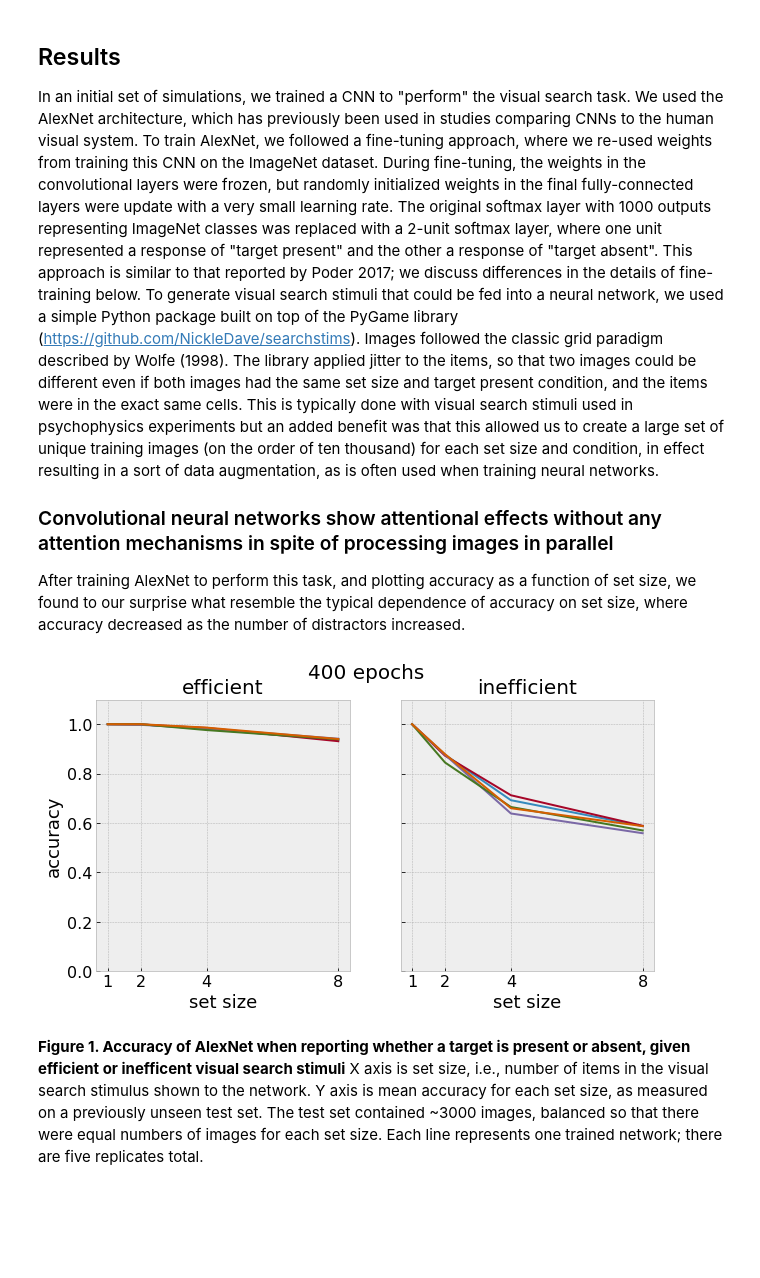
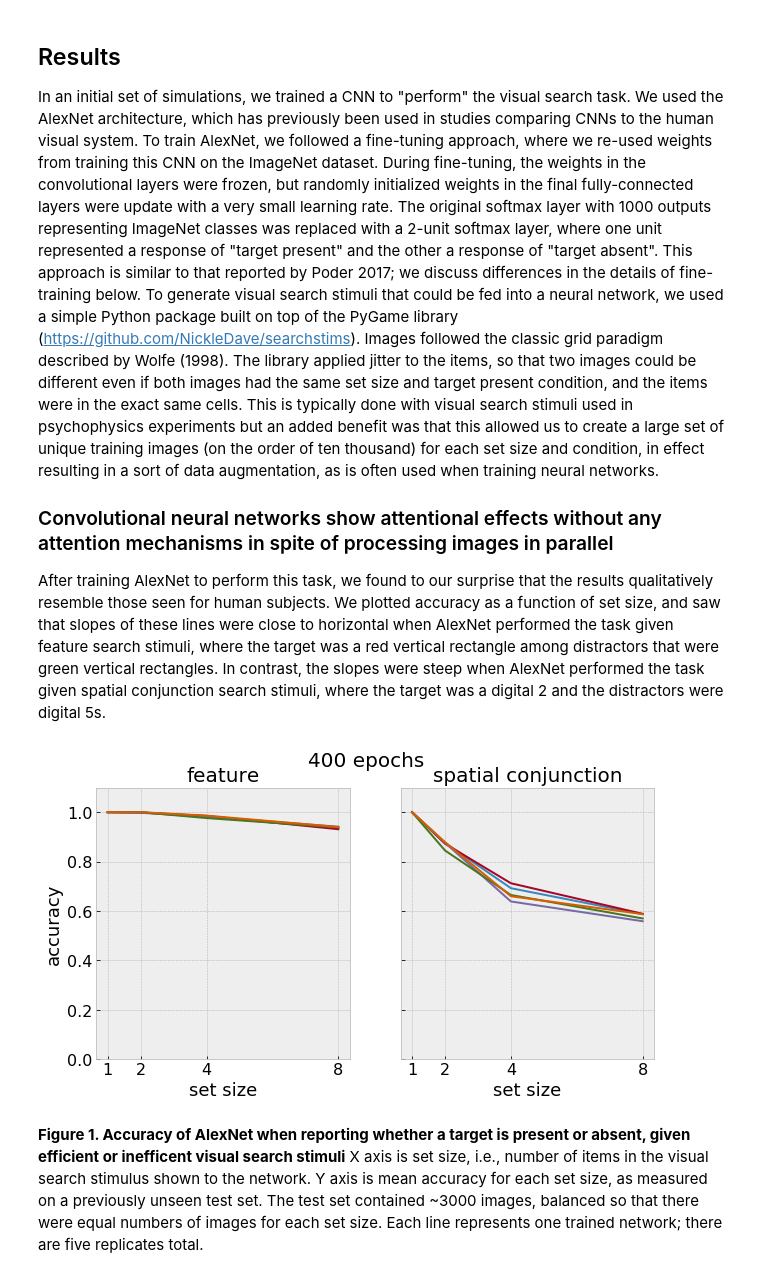
Before and after one commit to NickleDave/visual-search-nets, a Jupyter notebook: docs/notebooks/results.ipynb, the cells around one changed output. Drawn from its saved outputs; the diff is of its cells as text; code cells hidden in the pictures; blank space fills up the shorter version.

Commit message:
rewrite + fix up slopes by epochs fig in results.ipynb

```diff
--- a/docs/notebooks/results.ipynb
+++ b/docs/notebooks/results.ipynb
@@ -45,23 +45,23 @@ In an initial set of simulations, we trained a CNN to "perform" the visual searc
 
 ### Convolutional neural networks show attentional effects without any attention mechanisms in spite of processing images in parallel
-After training AlexNet to perform this task, and plotting accuracy as a function of set size, we found to our surprise what resemble the typical dependence of accuracy on set size, where accuracy decreased as the number of distractors increased.
+After training AlexNet to perform this task, we found to our surprise that the results qualitatively resemble those seen for human subjects. We plotted accuracy as a function of set size, and saw that slopes of these lines were close to horizontal when AlexNet performed the task given feature search stimuli, where the target was a red vertical rectangle among distractors that were green vertical rectangles. In contrast, the slopes were steep when AlexNet performed the task given spatial conjunction search stimuli, where the target was a digital 2 and the distractors were digital 5s.
 # %%
 %matplotlib inline
 import os
 
-from searchnets.plots.figures import eff_v_ineff, mn_slope_by_epoch
+from searchnets.plots.figures import ftr_v_spt_conj, mn_slope_by_epoch
 
 TEST_RESULTS_DIR = '../../data/experiment_1/results'
 eff_400_results = os.path.join(TEST_RESULTS_DIR,
                             'config_efficient_400_epochs_models/test_alexnet_output.gz')
 ineff_400_results = os.path.join(TEST_RESULTS_DIR,
                              'config_inefficient_400_epochs_models/test_alexnet_output.gz')
 
-eff_v_ineff(eff_400_results,
-            ineff_400_results,
-            epochs=400)
+ftr_v_spt_conj(eff_400_results,
+               ineff_400_results,
+               epochs=400)
 # %% [output]
-[figure, old version]
+[figure, new version]
 # %% [markdown]
 **Figure 1. Accuracy of AlexNet when reporting whether a target is present or absent, given efficient or inefficent visual search stimuli** X axis is set size, i.e., number of items in the visual search stimulus shown to the network. Y axis is mean accuracy for each set size, as measured on a previously unseen test set. The test set contained ~3000 images, balanced so that there were equal numbers of images for each set size.  Each line represents one trained network; there are five replicates total.
 # %% [markdown]
```
Also changed, not shown: parts of 5 cells of this notebook.
